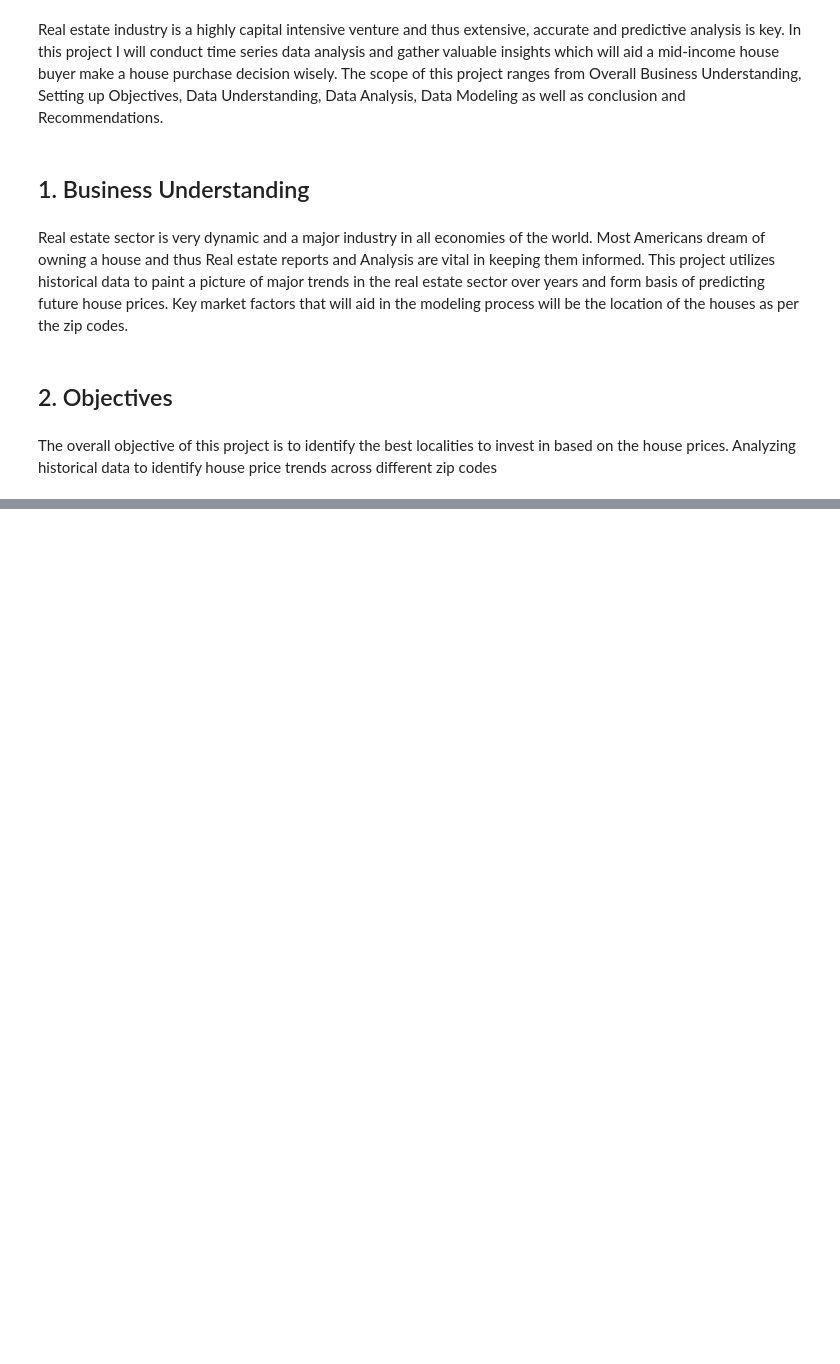
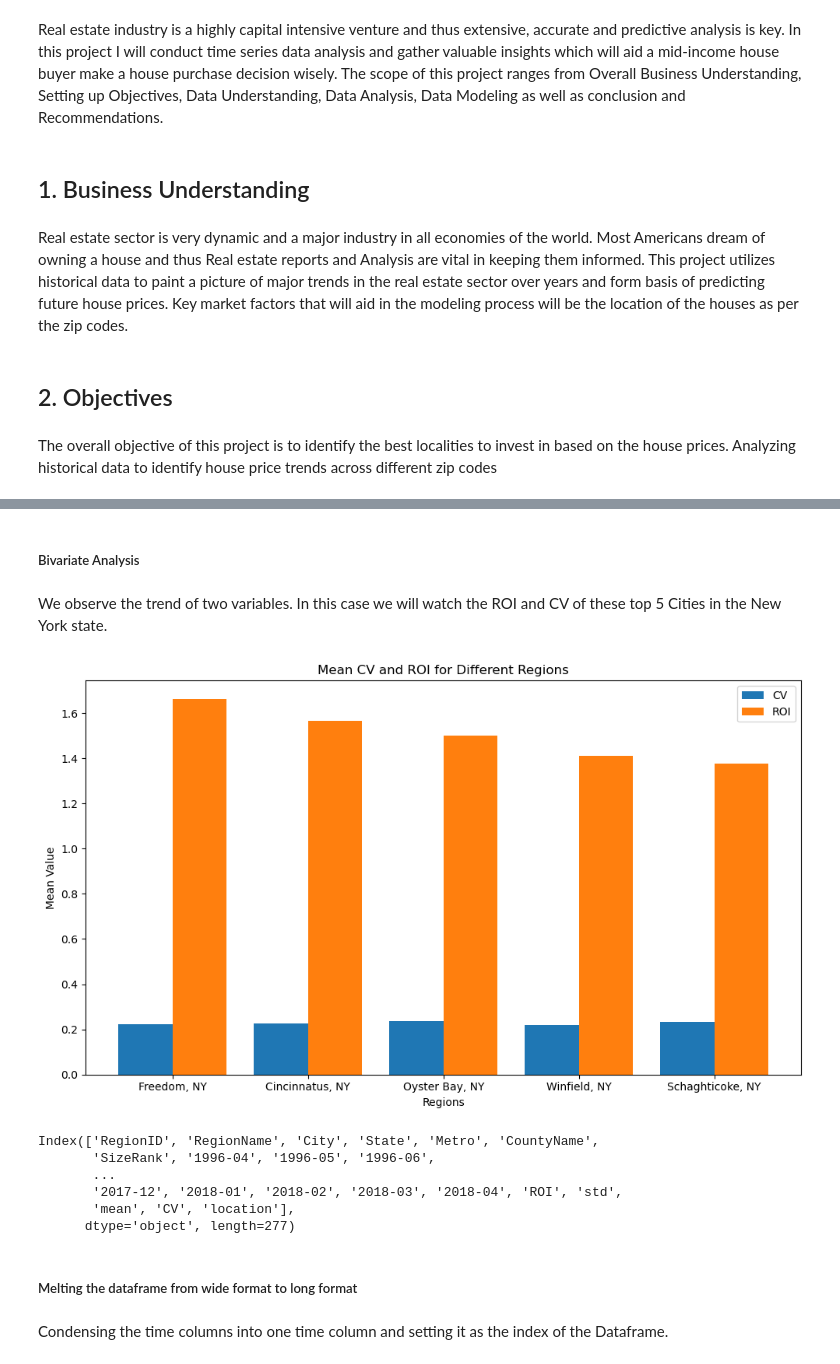
Before and after one commit to Nelsonkim44/Phase-4-Project, a Jupyter notebook: Phase 4 Project.ipynb, the cells around one changed output, grey strips where cells are left out. Drawn from its saved outputs; the diff is of its cells as text; code cells hidden in the pictures; blank space fills up the shorter version.

```diff
--- a/Phase 4 Project.ipynb
+++ b/Phase 4 Project.ipynb
@@ -713,0 +184,9 @@ From the above observations, all other Zipnames contain non-stationarity except
+# %%
+# Checking our dataframe for NaN values
+print(f'There are {df_ny.isna().sum().sum()} NaNs in our original dataframe')
+
+# Backfilling that single NaN
+df_ny.fillna(method='ffill', inplace=True)
+
+# Sanity check
+print(f'There are {df_ny.isna().sum().sum()} NaNs after using forwardfill')
@@ -713,0 +342,47 @@ From the above observations, all other Zipnames contain non-stationarity except
+# %% [markdown]
+##### Bivariate Analysis
+# %% [markdown]
+We observe the trend of two variables. In this case we will watch the ROI and CV of these top 5 Cities in the New York state.
+# %%
+cv_values = []
+roi_values = []
+
+unique_regions = RN_best5['location'].unique()
+
+for region in unique_regions:
+    region = RN_best5[RN_best5['location'] == region]
+    cv_mean = region['CV'].mean()
+    roi_mean = region['ROI'].mean()
+    cv_values.append(cv_mean)
+    roi_values.append(roi_mean)
+
+# Set up positions for the bars
+x = np.arange(len(unique_regions))
+width = 0.4
+
+# Create the bar graph
+plt.figure(figsize=(10, 6))
+plt.bar(x - width/2, cv_values, width, label='CV')
+plt.bar(x + width/2, roi_values, width, label='ROI')
+plt.xlabel('Regions')
+plt.ylabel('Mean Value')
+plt.title('Mean CV and ROI for Different Regions')
+plt.xticks(x, unique_regions)
+plt.legend()
+plt.tight_layout()
+plt.show()
+# %% [output]
+[figure, added]
+# %%
+RN_best5.columns
+# %% [output]
+Index(['RegionID', 'RegionName', 'City', 'State', 'Metro', 'CountyName',
+       'SizeRank', '1996-04', '1996-05', '1996-06',
+       ...
+       '2017-12', '2018-01', '2018-02', '2018-03', '2018-04', 'ROI', 'std',
+       'mean', 'CV', 'location'],
+      dtype='object', length=277)
+# %% [markdown]
+##### Melting the dataframe from wide format to long format
+# %% [markdown]
+Condensing the time columns into one time column and setting it as the index of the Dataframe.
```
Also changed, not shown: parts of 107 cells of this notebook.
